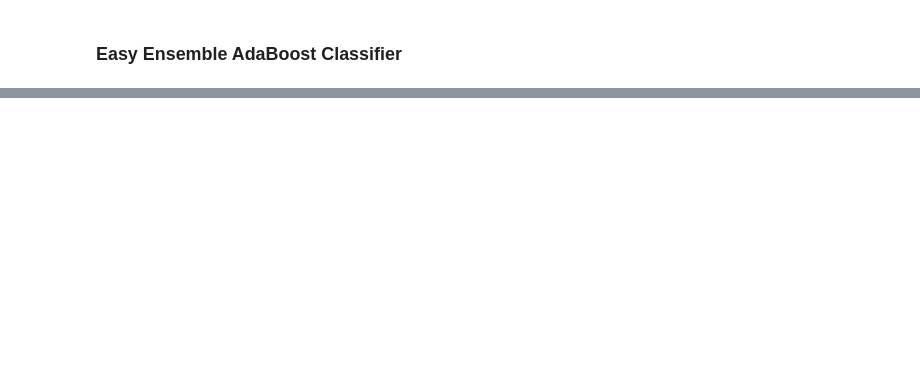
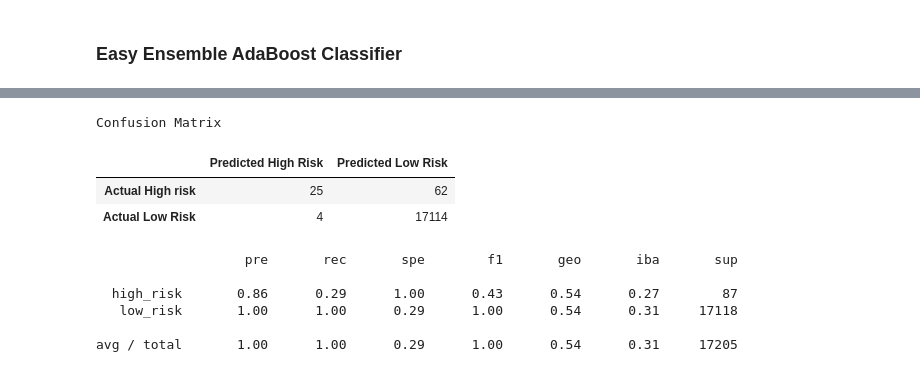
Before and after one commit to boranova/Machine-Learning-Risky-Business, a Jupyter notebook: credit_risk_ensemble.ipynb, the cells around one changed output, grey strips where cells are left out. Saved outputs shown, nothing was run; the diff lists cells and outputs as text; code cells hidden in the pictures; blank space fills up the shorter version.

```diff
--- a/credit_risk_ensemble.ipynb
+++ b/credit_risk_ensemble.ipynb
@@ -154,2 +265,10 @@ X_res, y_res = ros.fit_resample(X_train, y_train)
+# %%
+# Train the Classifier
+from sklearn.ensemble import AdaBoostClassifier
+
+ada_boost_classifier = AdaBoostClassifier(n_estimators=100, random_state=1)
+ada_boost_classifier.fit(X_train_scaled, y_train)
+
+predictions_abc = ada_boost_classifier.predict(X_test_scaled)
 # %%
 # Calculated the balanced accuracy score
@@ -160,3 +279,24 @@ X_res, y_res = ros.fit_resample(X_train, y_train)
+# %%
+# Display the confusion matrix
+
+cm_abc= confusion_matrix(y_test, predictions_abc)
+cm_df_abc = pd.DataFrame(
+    cm_abc, index=["Actual High risk", "Actual Low Risk"], columns=["Predicted High Risk", "Predicted Low Risk"])
+
+print("Confusion Matrix")
+display(cm_df_abc)
+# %% [output]
+Confusion Matrix
+|  | Predicted High Risk | Predicted Low Risk |
+| Actual High risk | 25 | 62 |
+| Actual Low Risk | 4 | 17114 |
 # %%
 # Print the imbalanced classification report
-# YOUR CODE HERE
+print(classification_report_imbalanced(y_test, predictions_abc))
+# %% [output]
+                   pre       rec       spe        f1       geo       iba       sup
+
+  high_risk       0.86      0.29      1.00      0.43      0.54      0.27        87
+   low_risk       1.00      1.00      0.29      1.00      0.54      0.31     17118
+
+avg / total       1.00      1.00      0.29      1.00      0.54      0.31     17205
```
Also changed, not shown: parts of 16 cells of this notebook.
